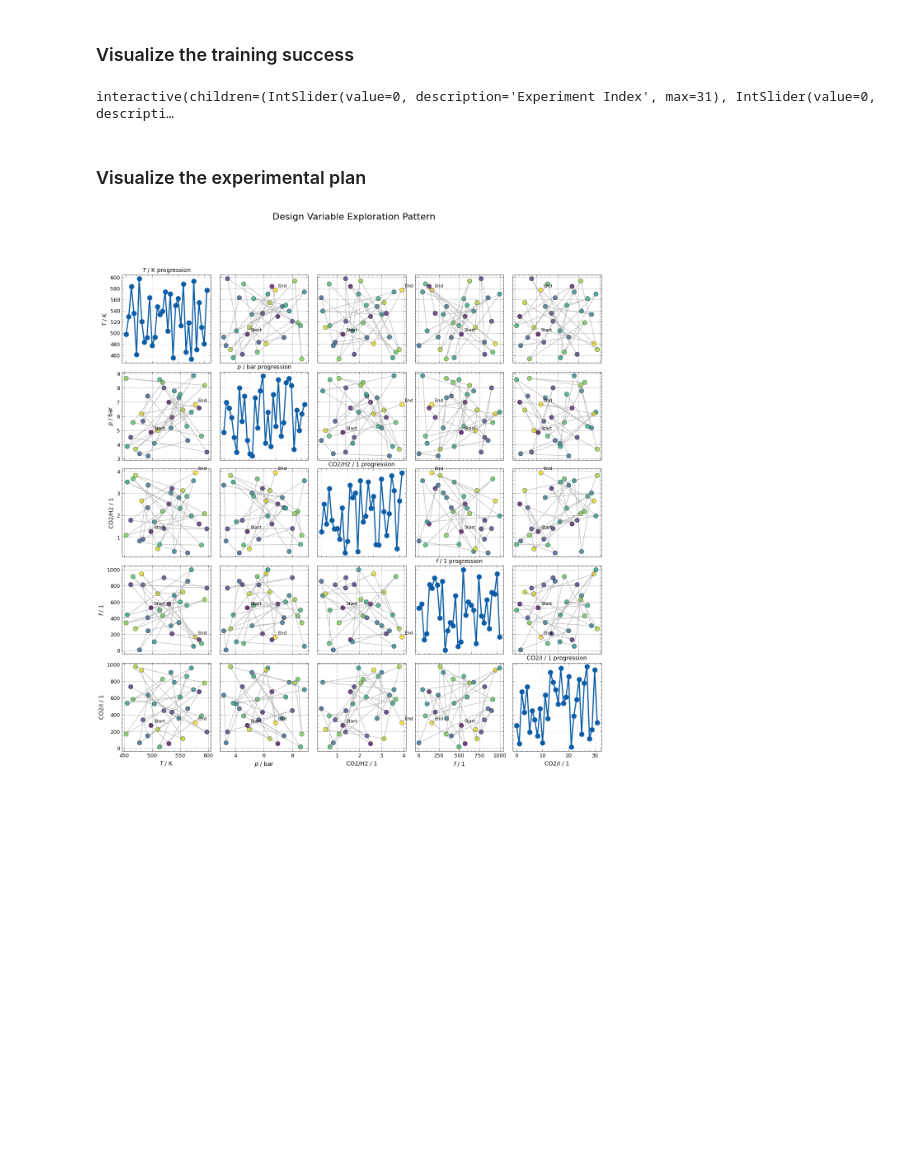
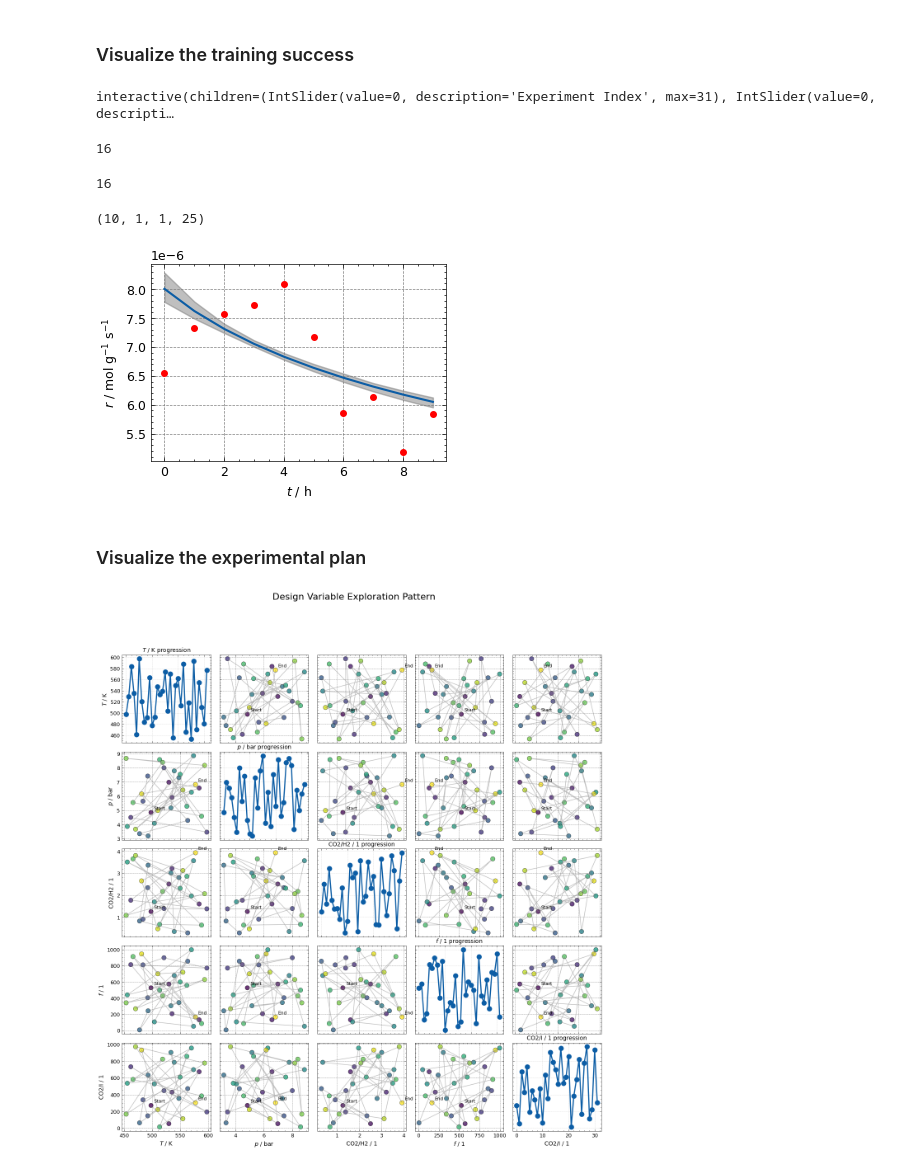
Before and after one commit to ChemRxnEngLab/BayesianIO4kinetics, a Jupyter notebook: HSA_Cam_C_001_numpyro.ipynb, the cells around one changed output. Saved outputs shown, nothing was run; the diff lists cells and outputs as text; code cells hidden in the pictures; blank space fills up the shorter version.

```diff
--- a/HSA_Cam_C_001_numpyro.ipynb
+++ b/HSA_Cam_C_001_numpyro.ipynb
@@ -107,10 +107,10 @@ def interactive(i, j):
         fig,
         ax_width=7.5 * ICIW_Plots.cm2inch,
         ax_height=5.0 * ICIW_Plots.cm2inch,
-        xlabel="$T$ / K",
+        xlabel="$t$ / h",
         ylabel="$r$ / mol g$^{-1}$ s$^{-1}$",
-        yscale="log",
-        # ylim=(5e-6, 5e-4),
+        # yscale="log",
+        # ylim=(1e-6, 1e-5),
         # xlim=(450, 600),
     )
 
@@ -150,6 +150,15 @@ def interactive(i, j):
     )
 # %% [output]
 interactive(children=(IntSlider(value=0, description='Experiment Index', max=31), IntSlider(value=0, descripti…
+# %%
+interactive(16, 16)  # (10,0) & (16,16)
+fig = plt.gcf()
+plt.savefig("figures/ODE_example_1.svg")
+# %% [output]
+16
+16
+(10, 1, 1, 25)
+[figure, added]
 # %% [markdown]
 ### Visualize the experimental plan
 # %%
```
Also changed, not shown: parts of 6 cells of this notebook, 1 other file.
